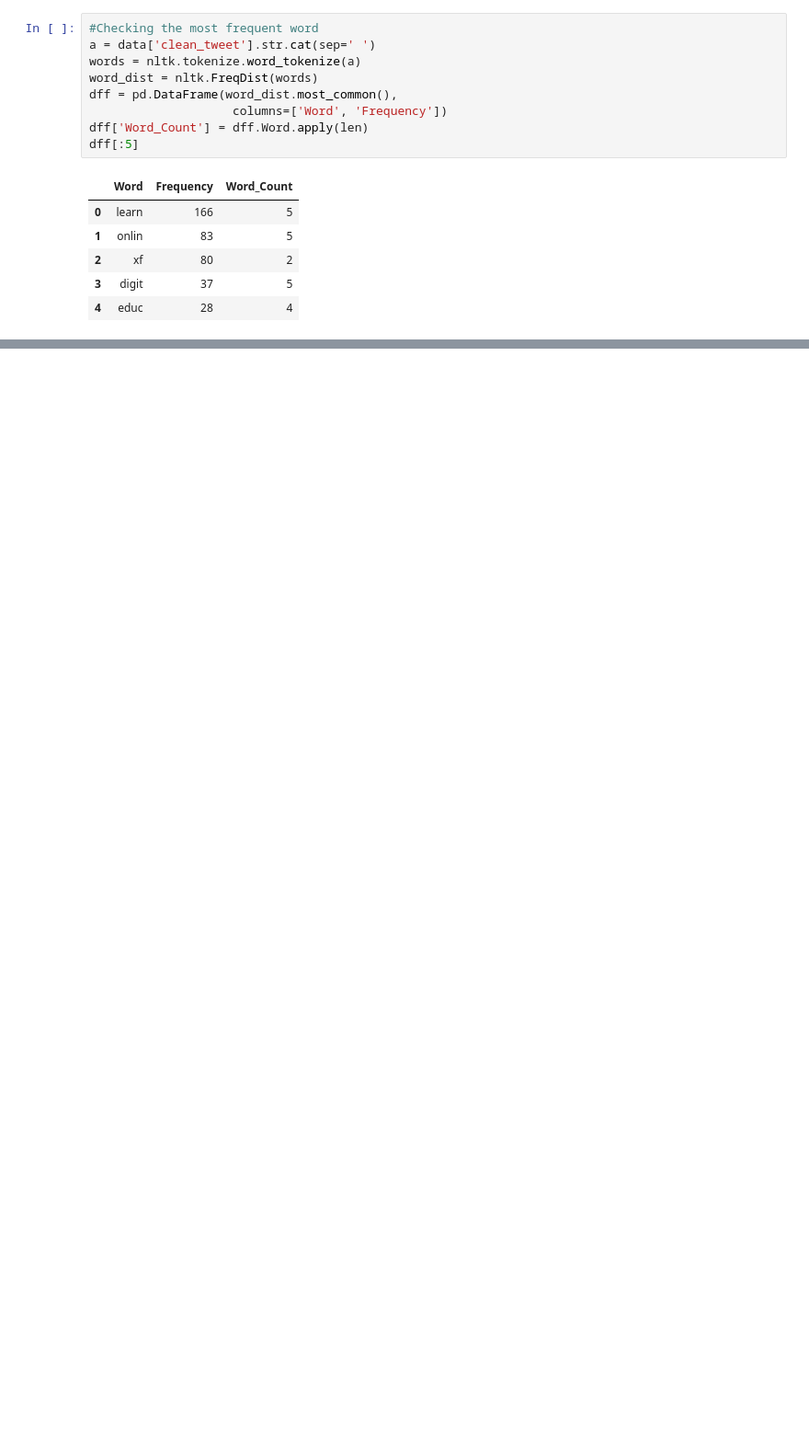
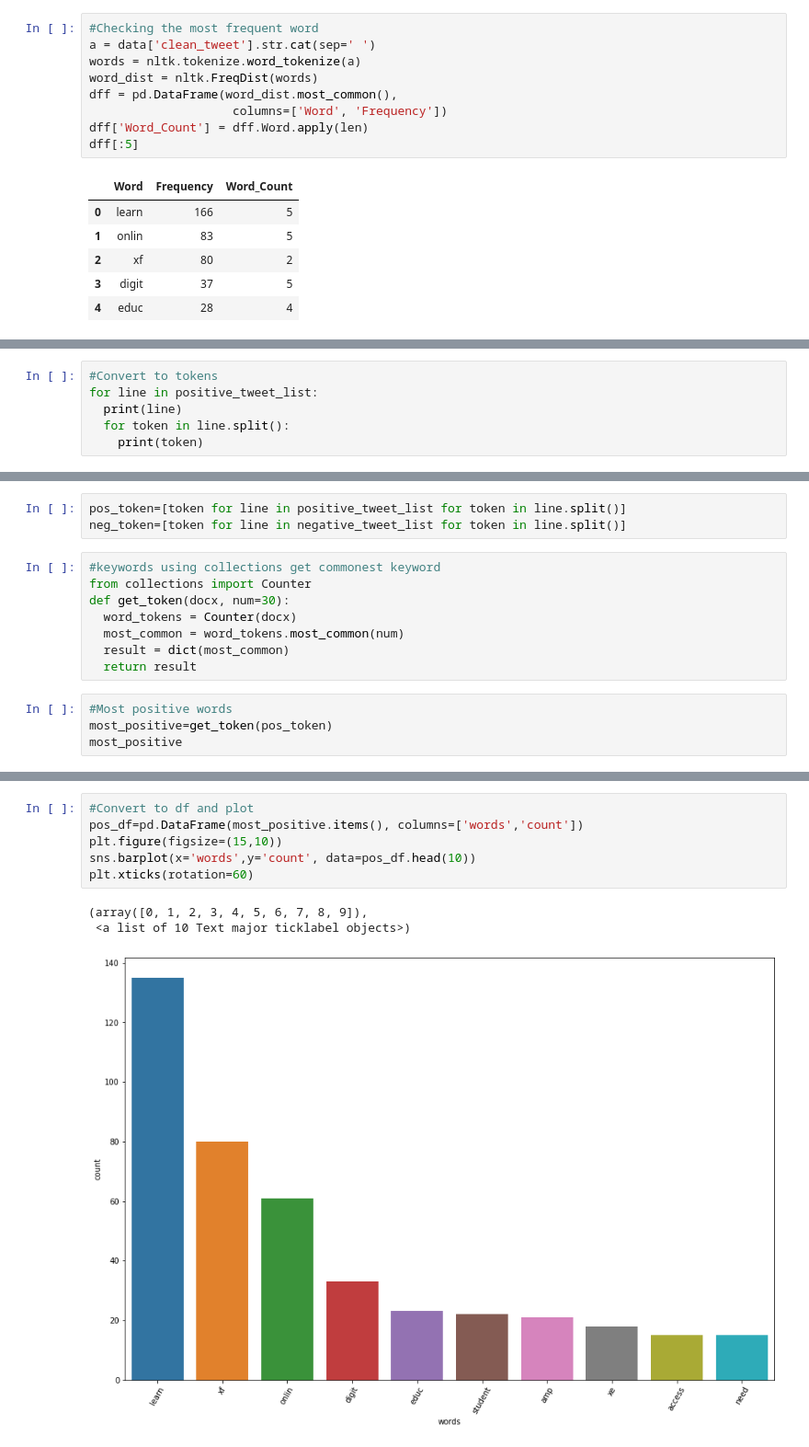
Before and after one commit to iyline-sigey/PREDICTIVE-ANALYSIS-ON-REMOTE-LEARNING, a Jupyter notebook: Data_cleaning_and_text_cleaning.ipynb, the cells around one changed output, grey strips where cells are left out. Shown at 92% size. Cells and saved outputs as stored; diff of their text form; blank space fills up the shorter version.

```diff
--- a/Data_cleaning_and_text_cleaning.ipynb
+++ b/Data_cleaning_and_text_cleaning.ipynb
@@ -295,0 +342,6 @@ dff[:5]
+# %%
+#Convert to tokens
+for line in positive_tweet_list:
+  print(line)
+  for token in line.split():
+    print(token)
@@ -295,0 +366,15 @@ dff[:5]
+# %%
+pos_token=[token for line in positive_tweet_list for token in line.split()]
+neg_token=[token for line in negative_tweet_list for token in line.split()]
+# %%
+#keywords using collections get commonest keyword
+from collections import Counter
+def get_token(docx, num=30):
+  word_tokens = Counter(docx)
+  most_common = word_tokens.most_common(num)
+  result = dict(most_common)
+  return result
+# %%
+#Most positive words
+most_positive=get_token(pos_token)
+most_positive
@@ -295,0 +420,10 @@ dff[:5]
+# %%
+#Convert to df and plot
+pos_df=pd.DataFrame(most_positive.items(), columns=['words','count'])
+plt.figure(figsize=(15,10))
+sns.barplot(x='words',y='count', data=pos_df.head(10))
+plt.xticks(rotation=60)
+# %% [output]
+(array([0, 1, 2, 3, 4, 5, 6, 7, 8, 9]),
+ <a list of 10 Text major ticklabel objects>)
+[figure, added]
```
Also changed, not shown: parts of 22 cells of this notebook.
